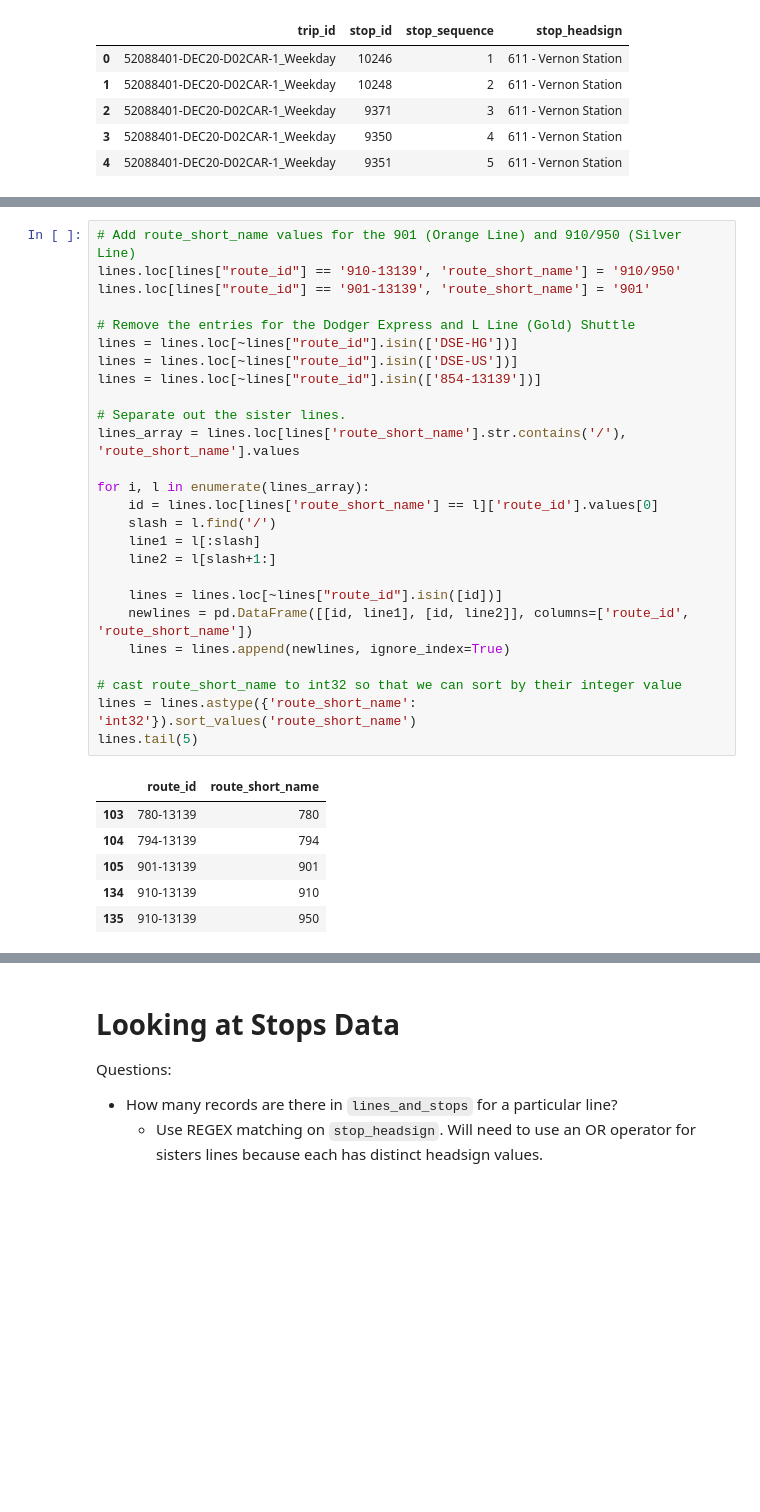
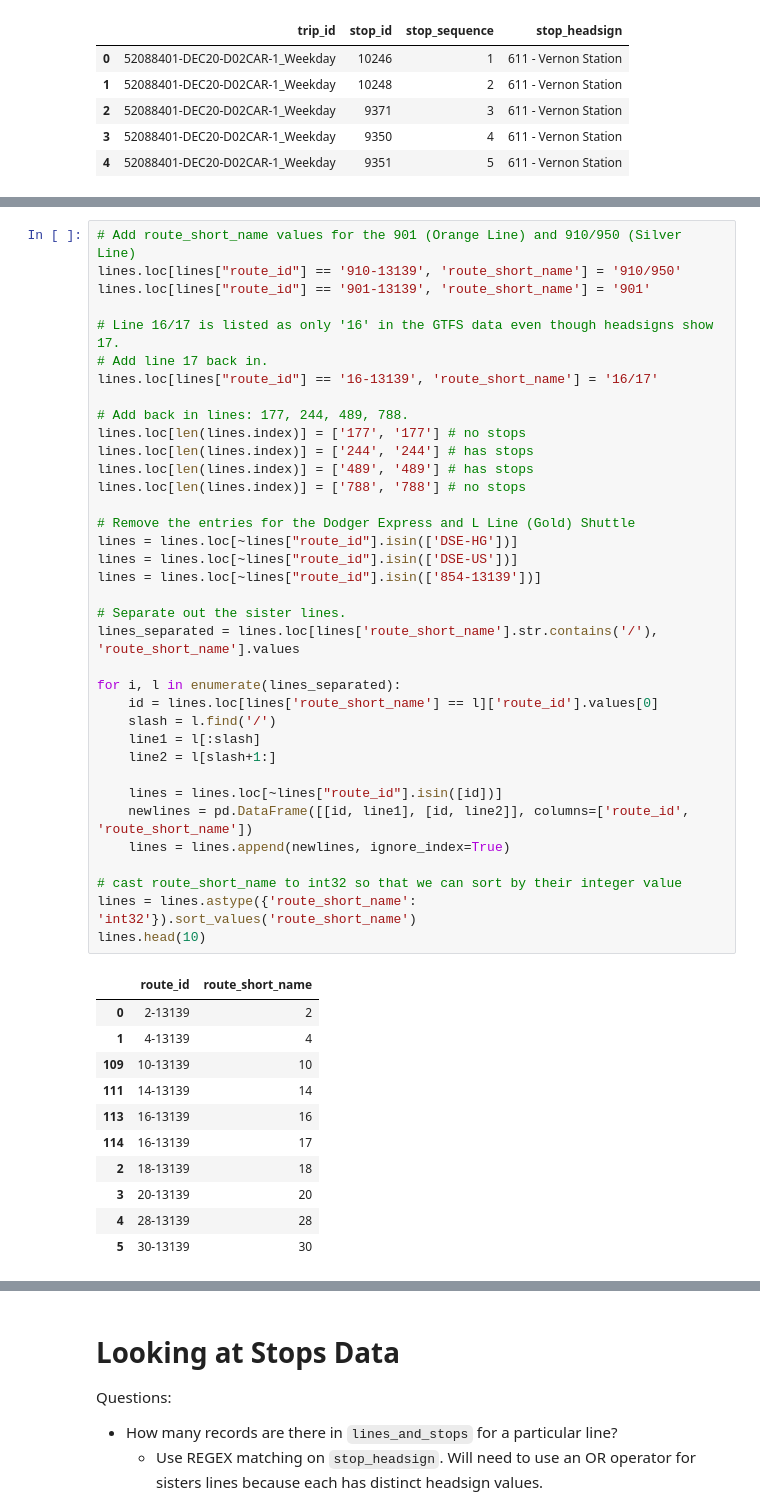
Before and after one commit to LACMTA/mybus-data, a Jupyter notebook: mybus-data.ipynb, the cells around one changed output, grey strips where cells are left out. Drawn from its saved outputs; the diff is of its cells as text; blank space fills up the shorter version.

```diff
--- a/mybus-data.ipynb
+++ b/mybus-data.ipynb
@@ -107,33 +126,48 @@ Results Page - Header
 # %%
 # Add route_short_name values for the 901 (Orange Line) and 910/950 (Silver Line)
 lines.loc[lines["route_id"] == '910-13139', 'route_short_name'] = '910/950'
 lines.loc[lines["route_id"] == '901-13139', 'route_short_name'] = '901'
+
+# Line 16/17 is listed as only '16' in the GTFS data even though headsigns show 17.
+# Add line 17 back in.
+lines.loc[lines["route_id"] == '16-13139', 'route_short_name'] = '16/17'
+
+# Add back in lines: 177, 244, 489, 788.
+lines.loc[len(lines.index)] = ['177', '177'] # no stops
+lines.loc[len(lines.index)] = ['244', '244'] # has stops
+lines.loc[len(lines.index)] = ['489', '489'] # has stops
+lines.loc[len(lines.index)] = ['788', '788'] # no stops
 
 # Remove the entries for the Dodger Express and L Line (Gold) Shuttle
 lines = lines.loc[~lines["route_id"].isin(['DSE-HG'])]
 lines = lines.loc[~lines["route_id"].isin(['DSE-US'])]
 lines = lines.loc[~lines["route_id"].isin(['854-13139'])]
 
 # Separate out the sister lines.
-lines_array = lines.loc[lines['route_short_name'].str.contains('/'), 'route_short_name'].values
+lines_separated = lines.loc[lines['route_short_name'].str.contains('/'), 'route_short_name'].values
 
-for i, l in enumerate(lines_array):
+for i, l in enumerate(lines_separated):
     id = lines.loc[lines['route_short_name'] == l]['route_id'].values[0]
     slash = l.find('/')
     line1 = l[:slash]
     line2 = l[slash+1:]
 
     lines = lines.loc[~lines["route_id"].isin([id])]
     newlines = pd.DataFrame([[id, line1], [id, line2]], columns=['route_id', 'route_short_name'])
     lines = lines.append(newlines, ignore_index=True)
 
 # cast route_short_name to int32 so that we can sort by their integer value
 lines = lines.astype({'route_short_name': 'int32'}).sort_values('route_short_name')
-lines.tail(5)
+lines.head(10)
 # %% [output]
 |  | route_id | route_short_name |
-| 103 | 780-13139 | 780 |
-| 104 | 794-13139 | 794 |
-| 105 | 901-13139 | 901 |
-| 134 | 910-13139 | 910 |
-| 135 | 910-13139 | 950 |
+| 0 | 2-13139 | 2 |
+| 1 | 4-13139 | 4 |
+| 109 | 10-13139 | 10 |
+| 111 | 14-13139 | 14 |
+| 113 | 16-13139 | 16 |
+| 114 | 16-13139 | 17 |
+| 2 | 18-13139 | 18 |
+| 3 | 20-13139 | 20 |
+| 4 | 28-13139 | 28 |
+| 5 | 30-13139 | 30 |
```
Also changed, not shown: parts of 22 cells of this notebook, 2 other files.
